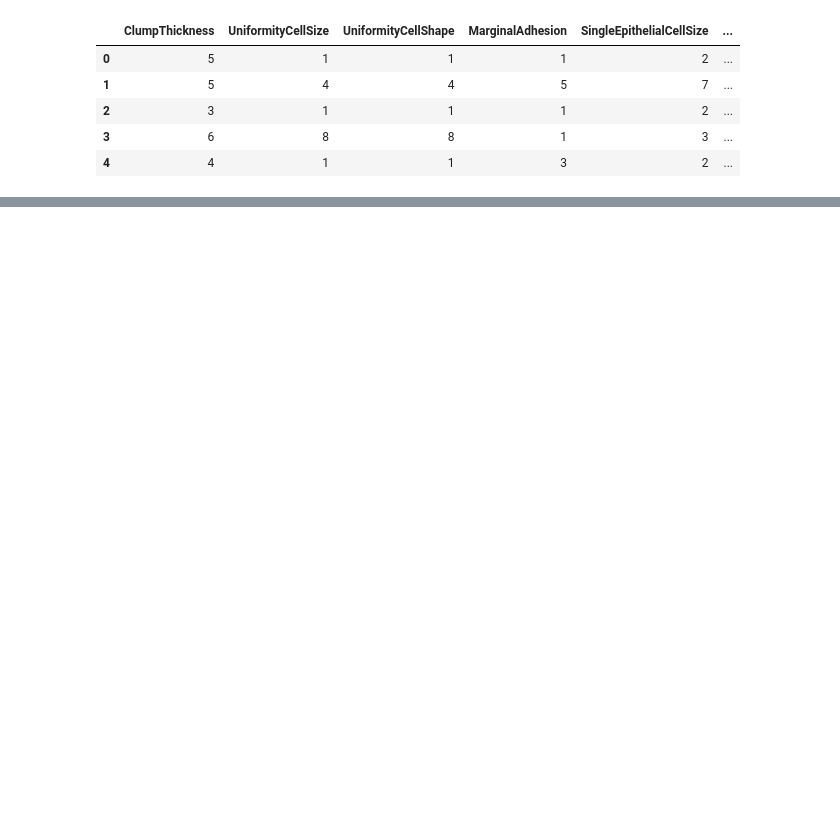
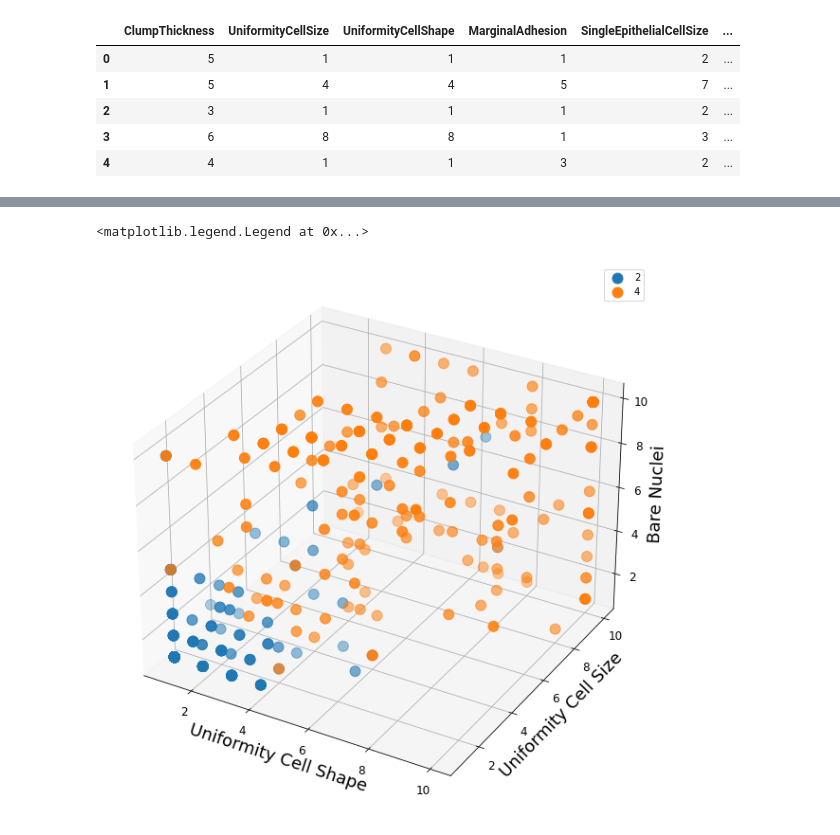
Before and after one commit to TheDramaturgy/ArtificialInteligence, a Jupyter notebook: TSVMs/02_analise.ipynb, the cells around one changed output, grey strips where cells are left out. Cells and saved outputs as stored; diff of their text form; code cells hidden in the pictures; blank space fills up the shorter version.

```diff
--- a/TSVMs/02_analise.ipynb
+++ b/TSVMs/02_analise.ipynb
@@ -167,0 +158,19 @@ imputedDataframe.head()
+# %%
+fig = plt.figure(figsize=(12,8))
+ax = Axes3D(fig, auto_add_to_figure=False)
+fig.add_axes(ax)
+
+for grpName, grpIdx in imputedDataframe.groupby('Class').groups.items():
+    x = imputedDataframe.iloc[grpIdx, 2]
+    y = imputedDataframe.iloc[grpIdx, 1]
+    z = imputedDataframe.iloc[grpIdx, 5]
+    ax.scatter(x, y, z, label=grpName, s=120)
+
+ax.set_xlabel('Uniformity Cell Shape', fontsize=18)
+ax.set_ylabel('Uniformity Cell Size', fontsize=18)
+ax.set_zlabel('Bare Nuclei', fontsize=18)
+ax.tick_params(axis='both', labelsize=12)
+ax.legend()
+# %% [output]
+<matplotlib.legend.Legend at 0x...>
+[figure, added]
```
Also changed, not shown: parts of 26 cells of this notebook, 1 other file.
